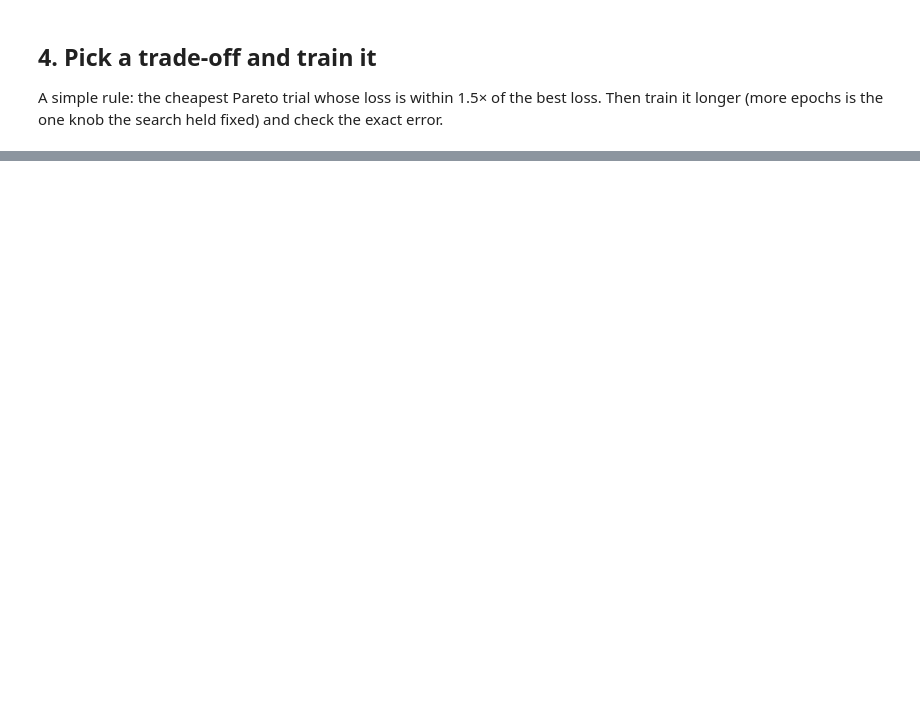
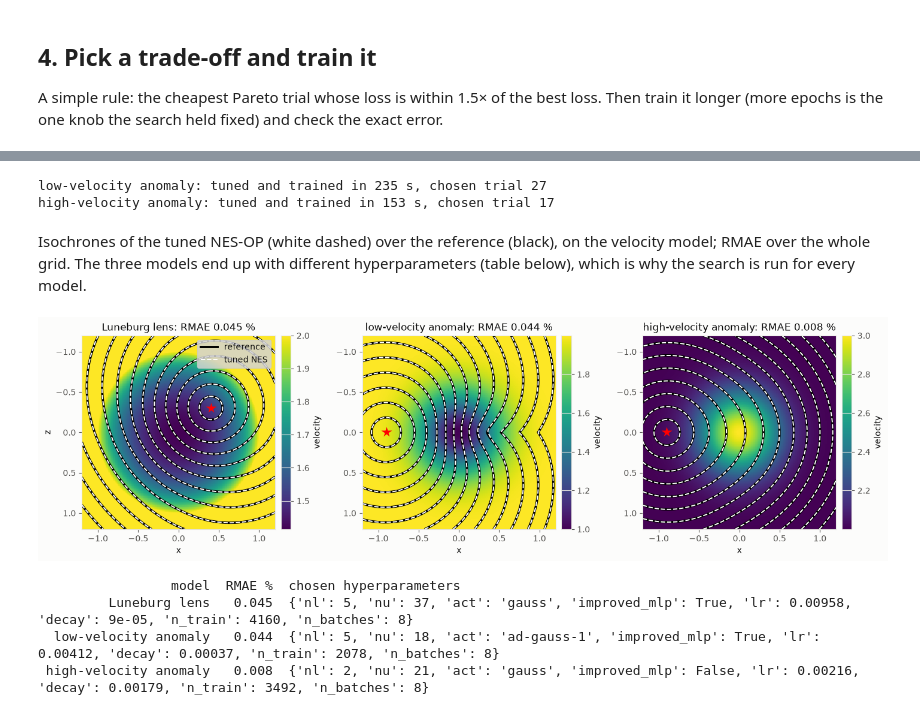
Before and after one commit to sgrubas/NES, a Jupyter notebook: notebooks/NES_HPO_Optuna.ipynb, the cells around one changed output, grey strips where cells are left out. Saved outputs shown, nothing was run; the diff lists cells and outputs as text; code cells hidden in the pictures; blank space fills up the shorter version.

```diff
--- a/notebooks/NES_HPO_Optuna.ipynb
+++ b/notebooks/NES_HPO_Optuna.ipynb
@@ -224 +240,76 @@ trained in 14 s, exact RMAE = 0.010 %
+# %%
+def fronts_reference(velocity, xs, n=241):
+    # receivers on an n x n grid, and the reference: closed form where the model has one, FMM elsewhere
+    x_fmm, t_fmm = hpo.fmm_reference(velocity, [xs], (n, n))
+    X, T = x_fmm[0, ..., 2:], t_fmm[0]
+    assert np.allclose(x_fmm[0, 0, 0, :2], xs), "put the source on the grid, the FMM snaps it"
+    if hasattr(velocity, "time"):
+        exact = velocity.time(X, xs)
+        T = np.where(np.isfinite(exact), exact, T)
+    return X, T
+
+def tune_and_train(velocity, xs, reference):
+    # the search of section 2 and the choice rule of section 4
+    study = hpo.tune(velocity, solver="OP", xs=xs, n_trials=30, epochs=150, eval_every=10,
+                     search_space=space, pruning=rule, reference=reference, seed=0, verbose=False)
+    front = hpo.pareto_front(study)
+    best = min(r["loss"] for r in front)
+    choice = min((r for r in front if r["loss"] <= 1.5 * best), key=lambda r: r["flops"])
+    keras.utils.set_random_seed(0)
+    nes, train_kw = hpo.build(velocity, choice["params"], solver="OP", xs=xs, search_space=space)
+    nes.train(**train_kw, epochs=600, verbose=0)
+    return choice, nes
+
+# the lens model trained in section 4
+X, T_ref = fronts_reference(velocity, xs)
+solved = {"Luneburg lens": dict(velocity=velocity, xs=xs, choice=choice, X=X, T_ref=T_ref, T=nes.Traveltime(X))}
+
+# LocAnomaly(vmin, vmax, ...) has vmin in the background and vmax at the centre: vmax < vmin is a low-velocity anomaly
+box = dict(mus=[0.0, 0.0], sigmas=[0.35, 0.35], xmin=velocity.xmin, xmax=velocity.xmax)
+xs_g = np.array([-0.9, 0.0])
+for name, vel in [("low-velocity anomaly", LocAnomaly(2.0, 1.0, **box)),
+                  ("high-velocity anomaly", LocAnomaly(2.0, 3.0, **box))]:
+    t0 = time.time()
+    X, T_ref = fronts_reference(vel, xs_g)
+    c, n = tune_and_train(vel, xs_g, (X.reshape(-1, 2), T_ref.ravel()))
+    solved[name] = dict(velocity=vel, xs=xs_g, choice=c, X=X, T_ref=T_ref, T=n.Traveltime(X))
+    print(f"{name}: tuned and trained in {time.time() - t0:.0f} s, chosen trial {c['number']}")
+# %% [output]
+low-velocity anomaly: tuned and trained in 235 s, chosen trial 27
+high-velocity anomaly: tuned and trained in 153 s, chosen trial 17
+# %% [markdown]
+Isochrones of the tuned NES-OP (white dashed) over the reference (black), on the velocity model; RMAE over the whole grid.
+The three models end up with different hyperparameters (table below), which is why the search is run for every model.
+# %%
+fig, axes = plt.subplots(1, 3, figsize=(14, 4.3))
+fig.subplots_adjust(left=0.05, right=0.95, wspace=0.45)
+for ax, (name, s) in zip(axes, solved.items()):
+    X, T, T_ref = s["X"], s["T"], s["T_ref"]
+    x, z = X[:, 0, 0], X[0, :, 1]
+    im = ax.pcolormesh(x, z, s["velocity"](X).T, cmap="viridis", shading="auto", rasterized=True)
+    levels = np.linspace(T_ref.min(), T_ref.max(), 15)
+    ax.contour(x, z, T_ref.T, levels, colors="black", linewidths=2.8)
+    ax.contour(x, z, T.T, levels, colors="white", linewidths=1.4, linestyles="dashed")
+    ax.plot(*s["xs"], marker="*", color="red", ms=13, mec="none")
+    s["rmae"] = np.abs(T - T_ref).sum() / T_ref.sum()
+    ax.set(aspect="equal", xlim=(x[0], x[-1]), ylim=(z[-1], z[0]), xlabel="x",
+           title=f"{name}: RMAE {100 * s['rmae']:.3f} %")
+    ax.grid(False)
+    ax.spines[["top", "right"]].set_visible(True)
+    fig.colorbar(im, cax=ax.inset_axes([1.03, 0, 0.05, 1]), label="velocity")
+axes[0].set_ylabel("z")
+axes[0].legend([plt.Line2D([], [], color="black", lw=2.8), plt.Line2D([], [], color="white", lw=1.4, ls="--")],
+               ["reference", "tuned NES"], loc="upper right", frameon=True, facecolor="lightgrey", framealpha=0.85)
+plt.show()
+
+print(f"{'model':>22} {'RMAE %':>7}  chosen hyperparameters")
+for name, s in solved.items():
+    p = {k: (round(v, 5) if isinstance(v, float) else v) for k, v in s["choice"]["params"].items()}
+    print(f"{name:>22} {100 * s['rmae']:7.3f}  {p}")
+# %% [output]
+[figure, added]
+                 model  RMAE %  chosen hyperparameters
+         Luneburg lens   0.045  {'nl': 5, 'nu': 37, 'act': 'gauss', 'improved_mlp': True, 'lr': 0.00958, 'decay': 9e-05, 'n_train': 4160, 'n_batches': 8}
+  low-velocity anomaly   0.044  {'nl': 5, 'nu': 18, 'act': 'ad-gauss-1', 'improved_mlp': True, 'lr': 0.00412, 'decay': 0.00037, 'n_train': 2078, 'n_batches': 8}
+ high-velocity anomaly   0.008  {'nl': 2, 'nu': 21, 'act': 'gauss', 'improved_mlp': False, 'lr': 0.00216, 'decay': 0.00179, 'n_train': 3492, 'n_batches': 8}
 # %% [markdown]
```
Also changed, not shown: parts of 12 cells of this notebook.
